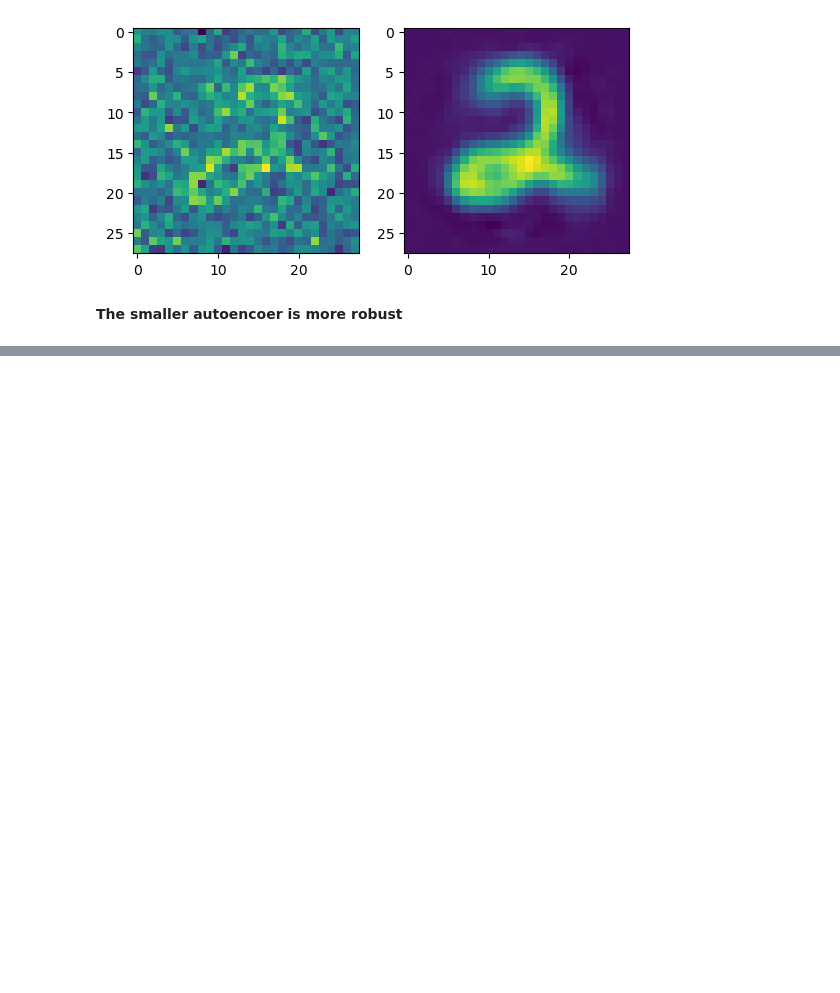
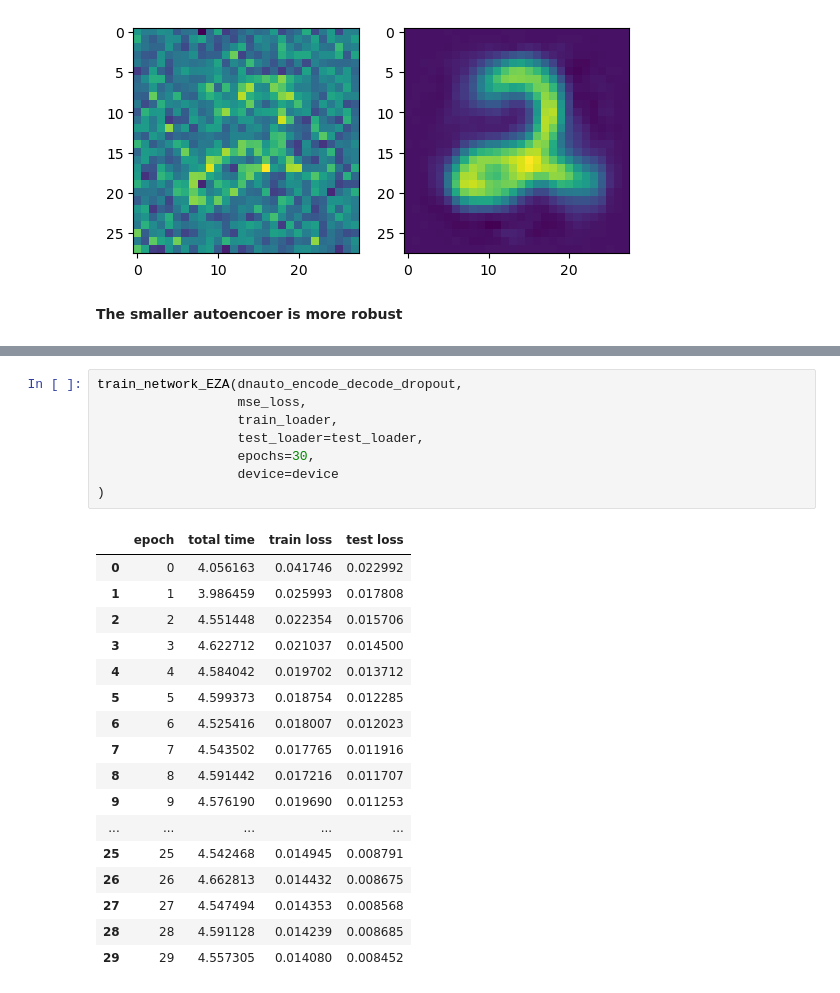
Before and after one commit to Efrazar/Bio-AI-foundations, a Jupyter notebook: Inside_Deep_Learning/07_Autoencoding_&_Self-supervision.ipynb, the cells around one changed output, grey strips where cells are left out. Saved outputs shown, nothing was run; the diff lists cells and outputs as text; blank space fills up the shorter version.

```diff
--- a/Inside_Deep_Learning/07_Autoencoding_&_Self-supervision.ipynb
+++ b/Inside_Deep_Learning/07_Autoencoding_&_Self-supervision.ipynb
@@ -510,0 +613,26 @@ showEncodeDecode(auto_encode_decode, addNoise(test_data_xy[5][0]))
+# %%
+train_network_EZA(dnauto_encode_decode_dropout,
+                  mse_loss,
+                  train_loader,
+                  test_loader=test_loader,
+                  epochs=30,
+                  device=device
+)
+# %% [output]
+|  | epoch | total time | train loss | test loss |
+| 0 | 0 | 4.056163 | 0.041746 | 0.022992 |
+| 1 | 1 | 3.986459 | 0.025993 | 0.017808 |
+| 2 | 2 | 4.551448 | 0.022354 | 0.015706 |
+| 3 | 3 | 4.622712 | 0.021037 | 0.014500 |
+| 4 | 4 | 4.584042 | 0.019702 | 0.013712 |
+| 5 | 5 | 4.599373 | 0.018754 | 0.012285 |
+| 6 | 6 | 4.525416 | 0.018007 | 0.012023 |
+| 7 | 7 | 4.543502 | 0.017765 | 0.011916 |
+| 8 | 8 | 4.591442 | 0.017216 | 0.011707 |
+| 9 | 9 | 4.576190 | 0.019690 | 0.011253 |
+| ... | ... | ... | ... | ... |
+| 25 | 25 | 4.542468 | 0.014945 | 0.008791 |
+| 26 | 26 | 4.662813 | 0.014432 | 0.008675 |
+| 27 | 27 | 4.547494 | 0.014353 | 0.008568 |
+| 28 | 28 | 4.591128 | 0.014239 | 0.008685 |
+| 29 | 29 | 4.557305 | 0.014080 | 0.008452 |
```
Also changed, not shown: parts of 9 cells of this notebook.
